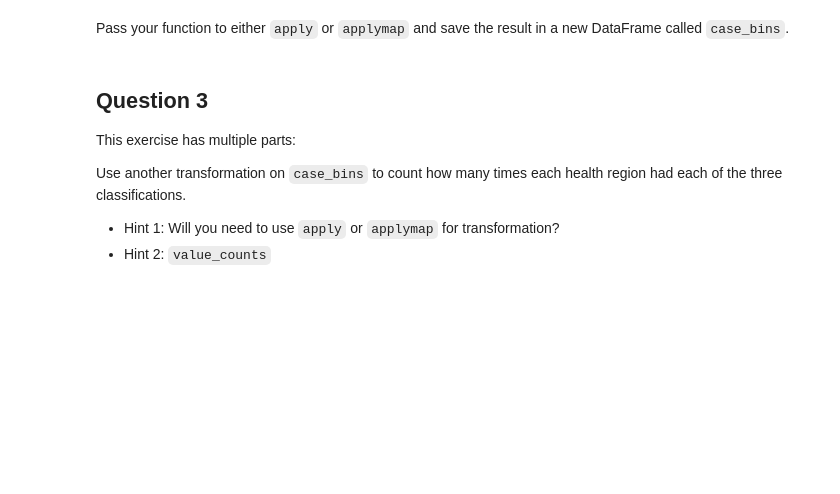
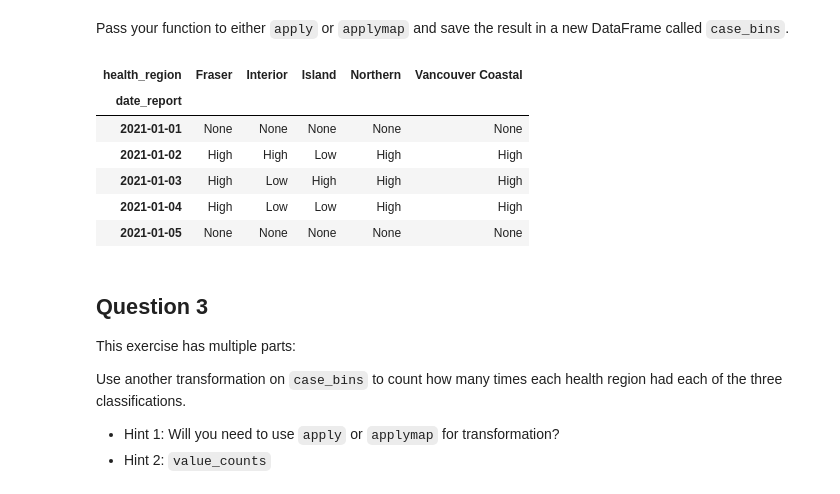
Before and after one commit to tonyliang19/ECON323_2023_Spring, a Jupyter notebook: problem_sets/problem_set_5_Luo_Liang.ipynb, the cells around one changed output. Drawn from its saved outputs; the diff is of its cells as text; code cells hidden in the pictures; blank space fills up the shorter version.

```diff
--- a/problem_sets/problem_set_5_Luo_Liang.ipynb
+++ b/problem_sets/problem_set_5_Luo_Liang.ipynb
@@ -185,6 +196,17 @@ outputs a single string which notes whether that number is High, Low, or None.
 Pass your function to either `apply` or `applymap` and save the result in a new DataFrame called `case_bins`.
 # %%
 # Your code here
+# apply the transform_cases to cases per 100000 and save to dataframe
+cases_bins = absolute_cases_bc.applymap(transform_cases)
+cases_bins.head()
+# %% [output]
+| health_region | Fraser | Interior | Island | Northern | Vancouver Coastal |
+| date_report |  |  |  |  |  |
+| 2021-01-01 | None | None | None | None | None |
+| 2021-01-02 | High | High | Low | High | High |
+| 2021-01-03 | High | Low | High | High | High |
+| 2021-01-04 | High | Low | Low | High | High |
+| 2021-01-05 | None | None | None | None | None |
 # %% [markdown]
 ## Question 3
 
```
Also changed, not shown: parts of 4 cells of this notebook.
